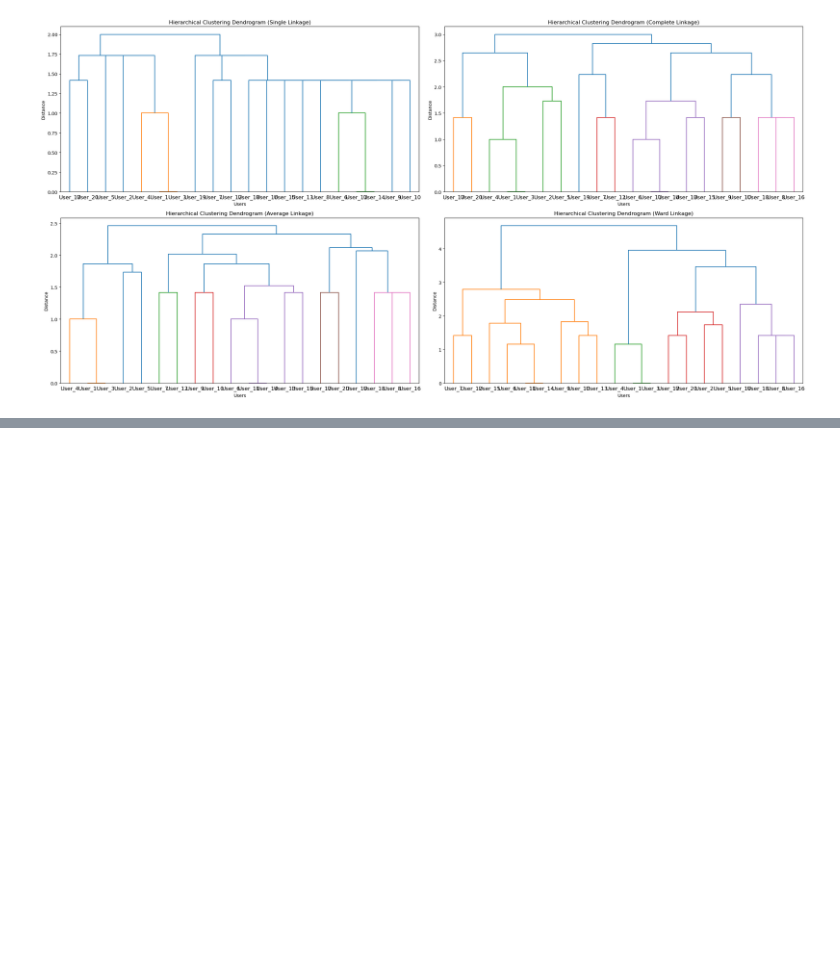
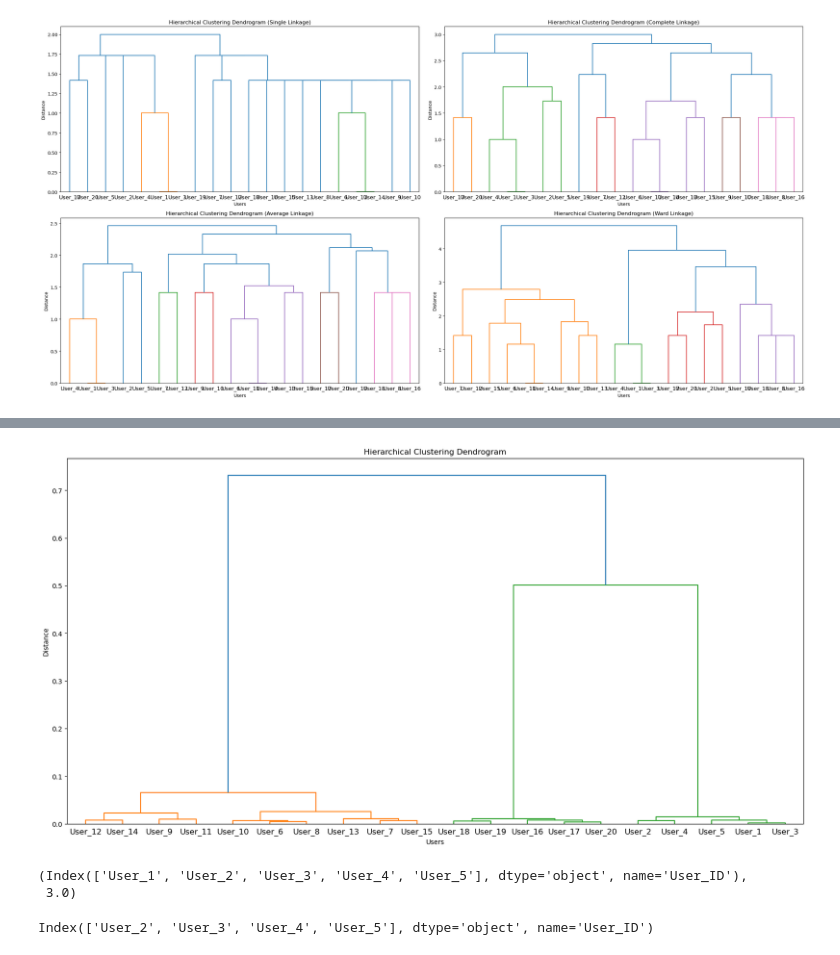
Before and after one commit to tgvp/Algoritmos-Recomendacao, a Jupyter notebook: src/rs-starter.ipynb, the cells around one changed output, grey strips where cells are left out. Saved outputs shown, nothing was run; the diff lists cells and outputs as text; code cells hidden in the pictures; blank space fills up the shorter version.

```diff
--- a/src/rs-starter.ipynb
+++ b/src/rs-starter.ipynb
@@ -1141,0 +1233,43 @@ plt.show()
+# %%
+def hierarchical_clustering_plot(linkage_matrix: np.ndarray, labels: list[str], title: str = 'Hierarchical Clustering Dendrogram'):
+    """Plots the hierarchical clustering dendrogram.
+
+    Args:
+        linkage_matrix (numpy.ndarray): Linkage matrix
+        labels (list[str]): Labels for the dendrogram
+        title (str, optional): Title of the plot. Defaults to 'Hierarchical Clustering Dendrogram'.
+    """
+
+    plt.figure(figsize=(20, 10))
+    dendrogram(linkage_matrix, labels=labels, orientation='top', distance_sort='ascending', show_leaf_counts=True)
+    plt.title(title)
+    plt.xlabel('Users')
+    plt.ylabel('Distance')
+    plt.show()
+
+    fig = ff.create_dendrogram(explicit_matrix.values, orientation='bottom', labels=explicit_matrix.index, linkagefun=lambda x: linkage_matrix)
+    fig.update_layout(width=800, height=500, title=title)
+    fig.show()
+# %%
+hierarchical_clustering_plot(linkage_matrix, explicit_matrix.index, title='Hierarchical Clustering Dendrogram')
+# %% [output]
+[figure, added]
+# %%
+target_user = 'User_1'
+
+# get the cluster of the target user
+target_user_cluster = explicit_matrix.loc[target_user]['Cluster']
+
+# get users of the same cluster
+users_same_cluster = explicit_matrix[explicit_matrix['Cluster'] == target_user_cluster].index
+
+users_same_cluster, target_user_cluster
+# %% [output]
+(Index(['User_1', 'User_2', 'User_3', 'User_4', 'User_5'], dtype='object', name='User_ID'),
+ 3.0)
+# %%
+# get users of the same cluster excluding the target user from the list of users in the same cluster
+users_same_cluster = users_same_cluster[users_same_cluster != target_user]
+users_same_cluster
+# %% [output]
+Index(['User_2', 'User_3', 'User_4', 'User_5'], dtype='object', name='User_ID')
```
Also changed, not shown: parts of 9 cells of this notebook.
